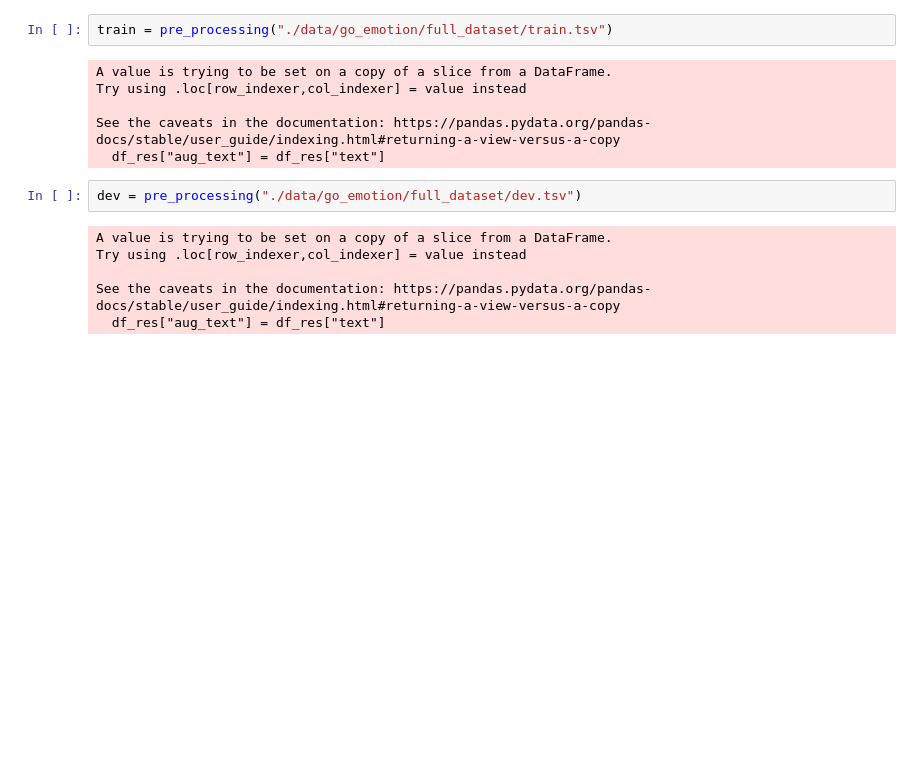
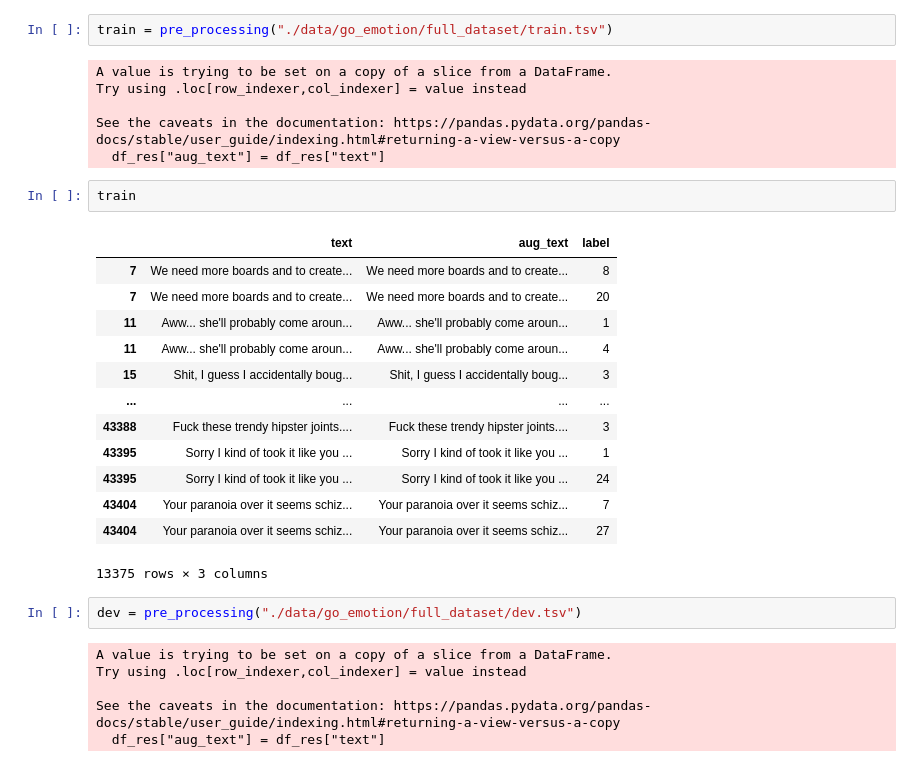
Before and after one commit to WayneWang86/HypEmo, a Jupyter notebook: Error_Analysis/data_processing.ipynb, the cells around one changed output. Drawn from its saved outputs; the diff is of its cells as text; blank space fills up the shorter version.

```diff
--- a/Error_Analysis/data_processing.ipynb
+++ b/Error_Analysis/data_processing.ipynb
@@ -105,6 +105,22 @@ Try using .loc[row_indexer,col_indexer] = value instead
 
 See the caveats in the documentation: https://pandas.pydata.org/pandas-docs/stable/user_guide/indexing.html#returning-a-view-versus-a-copy
   df_res["aug_text"] = df_res["text"]
+# %%
+train
+# %% [output]
+|  | text | aug_text | label |
+| 7 | We need more boards and to create... | We need more boards and to create... | 8 |
+| 7 | We need more boards and to create... | We need more boards and to create... | 20 |
+| 11 | Aww... she'll probably come aroun... | Aww... she'll probably come aroun... | 1 |
+| 11 | Aww... she'll probably come aroun... | Aww... she'll probably come aroun... | 4 |
+| 15 | Shit, I guess I accidentally boug... | Shit, I guess I accidentally boug... | 3 |
+| ... | ... | ... | ... |
+| 43388 | Fuck these trendy hipster joints.... | Fuck these trendy hipster joints.... | 3 |
+| 43395 | Sorry I kind of took it like you ... | Sorry I kind of took it like you ... | 1 |
+| 43395 | Sorry I kind of took it like you ... | Sorry I kind of took it like you ... | 24 |
+| 43404 | Your paranoia over it seems schiz... | Your paranoia over it seems schiz... | 7 |
+| 43404 | Your paranoia over it seems schiz... | Your paranoia over it seems schiz... | 27 |
+13375 rows × 3 columns
 # %%
 dev = pre_processing("./data/go_emotion/full_dataset/dev.tsv")
 # %% [output]
```
Also changed, not shown: parts of 1 cell of this notebook, 3 other files.
